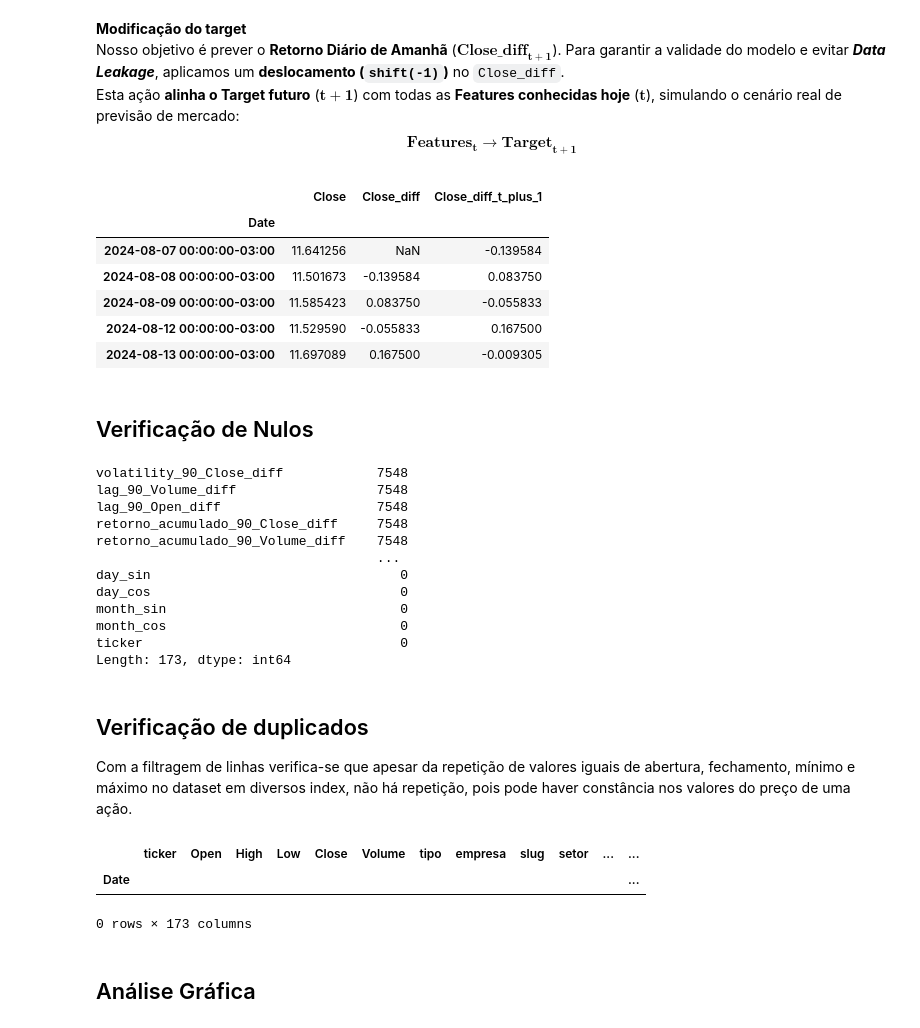
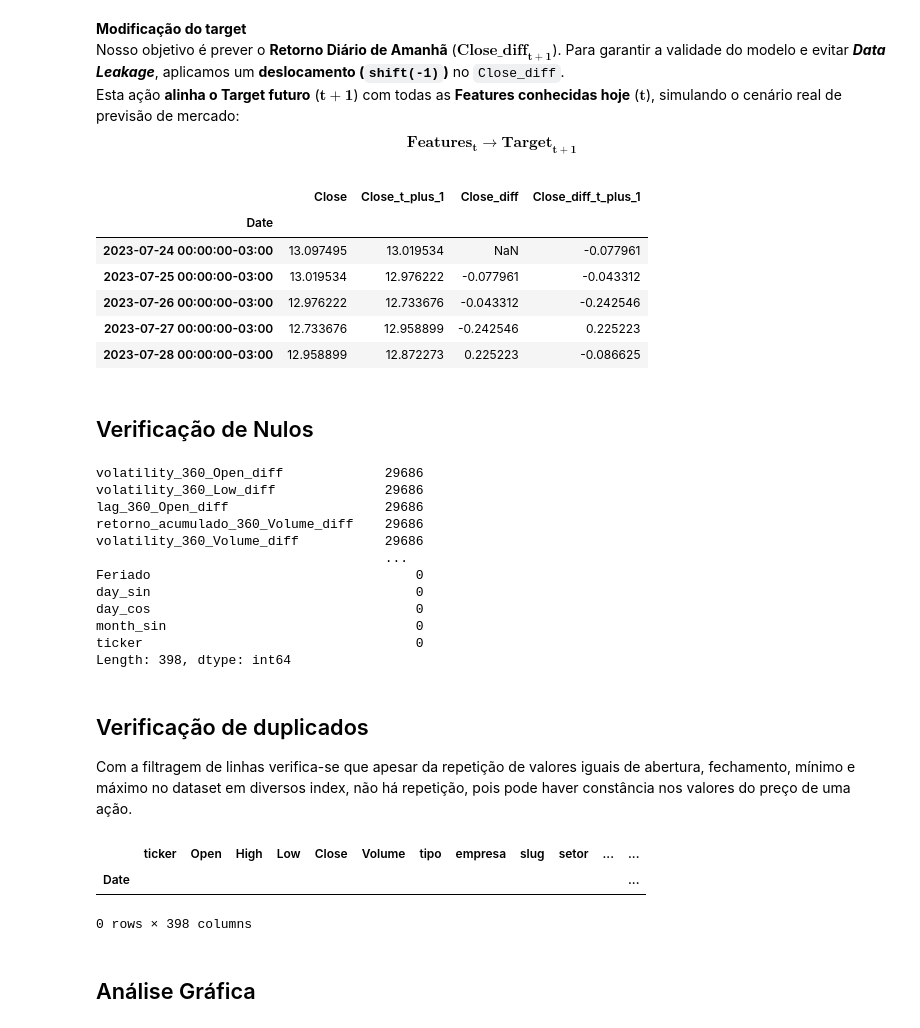
Before and after one commit to ederray/etl-aws, a Jupyter notebook: notebooks/eda.ipynb, the cells around one changed output. Saved outputs shown, nothing was run; the diff lists cells and outputs as text; code cells hidden in the pictures.

```diff
--- a/notebooks/eda.ipynb
+++ b/notebooks/eda.ipynb
@@ -109,5 +109,5 @@ tbl_carteira_ibovespa
 # %%
 # carregamento da base histórica de ações componentes do ibovespa para validação dos dados
-tbl_cotacao_ibovespa = carregar_dataset(path='../data/raw/tbl_acoes_ibovespa_historico_nova_rodada.csv', sep=',')
+tbl_cotacao_ibovespa = carregar_dataset(path='../data/raw/tbl_acoes_ibovespa_historico_nova_rodada_2.csv', sep=',')
 tbl_cotacao_ibovespa.tail()
 # %% [output]
@@ -122,7 +122,7 @@ tbl_cotacao_ibovespa.tail()
 ## Feature Engineering
 # %%
 # junção dos dados setoriais com a tabela de cotação
-tbl_cotacao_ibovespa = tbl_cotacao_ibovespa.merge(tbl_carteira_ibovespa.drop(['ticker'], axis=1), left_on='ticker', right_on='codigo', how='left')
+tbl_cotacao_ibovespa = tbl_cotacao_ibovespa.merge(tbl_carteira_ibovespa, left_on='ticker', right_on='codigo', how='left')
 tbl_cotacao_ibovespa.drop(columns='codigo', axis=1, inplace=True)
 tbl_cotacao_ibovespa.head()
 # %% [output]
@@ -263,6 +265,10 @@ tbl_cotacao_ibovespa = gerar_features_temporais(df=tbl_cotacao_ibovespa,coluna_v
 tbl_cotacao_ibovespa = gerar_features_temporais(df=tbl_cotacao_ibovespa,coluna_valor='Open_diff')
 tbl_cotacao_ibovespa = gerar_features_temporais(df=tbl_cotacao_ibovespa,coluna_valor='High_diff')
 tbl_cotacao_ibovespa = gerar_features_temporais(df=tbl_cotacao_ibovespa,coluna_valor='Low_diff')
+tbl_cotacao_ibovespa = gerar_features_temporais(df=tbl_cotacao_ibovespa,coluna_valor='Close')
+tbl_cotacao_ibovespa = gerar_features_temporais(df=tbl_cotacao_ibovespa,coluna_valor='Open')
+tbl_cotacao_ibovespa = gerar_features_temporais(df=tbl_cotacao_ibovespa,coluna_valor='High')
+tbl_cotacao_ibovespa = gerar_features_temporais(df=tbl_cotacao_ibovespa,coluna_valor='Low')
 # %% [markdown]
 **Features de análise técnica**<br>
 O indicadores rsi, macd e retorno_diff_lag1_volume conseguem captar a variabilidade e o momentum temporal das ações.<br>
@@ -288,35 +294,36 @@ $$\mathbf{\text{Features}_t \rightarrow \text{Target}_{t+1}}$$
 # %%
 # transformação do target para previsao
 tbl_cotacao_ibovespa['Close_diff_t_plus_1'] = tbl_cotacao_ibovespa['Close_diff'].shift(-1)
+tbl_cotacao_ibovespa['Close_t_plus_1'] = tbl_cotacao_ibovespa['Close'].shift(-1)
 # %%
 # visualização do deslocamento do target para previsão
-tbl_cotacao_ibovespa[['Close','Close_diff','Close_diff_t_plus_1']].head()
+tbl_cotacao_ibovespa[['Close','Close_t_plus_1','Close_diff','Close_diff_t_plus_1']].head()
 # %% [output]
-|  | Close | Close_diff | Close_diff_t_plus_1 |
-| Date |  |  |  |
-| 2024-08-07 00:00:00-03:00 | 11.641256 | NaN | -0.139584 |
-| 2024-08-08 00:00:00-03:00 | 11.501673 | -0.139584 | 0.083750 |
-| 2024-08-09 00:00:00-03:00 | 11.585423 | 0.083750 | -0.055833 |
-| 2024-08-12 00:00:00-03:00 | 11.529590 | -0.055833 | 0.167500 |
-| 2024-08-13 00:00:00-03:00 | 11.697089 | 0.167500 | -0.009305 |
+|  | Close | Close_t_plus_1 | Close_diff | Close_diff_t_plus_1 |
+| Date |  |  |  |  |
+| 2023-07-24 00:00:00-03:00 | 13.097495 | 13.019534 | NaN | -0.077961 |
+| 2023-07-25 00:00:00-03:00 | 13.019534 | 12.976222 | -0.077961 | -0.043312 |
+| 2023-07-26 00:00:00-03:00 | 12.976222 | 12.733676 | -0.043312 | -0.242546 |
+| 2023-07-27 00:00:00-03:00 | 12.733676 | 12.958899 | -0.242546 | 0.225223 |
+| 2023-07-28 00:00:00-03:00 | 12.958899 | 12.872273 | 0.225223 | -0.086625 |
 # %% [markdown]
 ## Verificação de Nulos
 # %%
 # verificação de nulos
 verificacao_nulos(tbl_cotacao_ibovespa).sort_values(ascending=False)
 # %% [output]
-volatility_90_Close_diff            7548
-lag_90_Volume_diff                  7548
-lag_90_Open_diff                    7548
-retorno_acumulado_90_Close_diff     7548
-retorno_acumulado_90_Volume_diff    7548
-                                    ...
-day_sin                                0
-day_cos                                0
-month_sin                              0
-month_cos                              0
-ticker                                 0
-Length: 173, dtype: int64
+volatility_360_Open_diff             29686
+volatility_360_Low_diff              29686
+lag_360_Open_diff                    29686
+retorno_acumulado_360_Volume_diff    29686
+volatility_360_Volume_diff           29686
+                                     ...
+Feriado                                  0
+day_sin                                  0
+day_cos                                  0
+month_sin                                0
+ticker                                   0
+Length: 398, dtype: int64
 # %%
 # remoção de linhas nulas para análise descritiva temporal
 tbl_cotacao_ibovespa.dropna(inplace=True)
@@ -330,7 +337,7 @@ tbl_cotacao_ibovespa.loc[index_duplicados]
 # %% [output]
 |  | ticker | Open | High | Low | Close | Volume | tipo | empresa | slug | setor | ... | ... |
 | Date |  |  |  |  |  |  |  |  |  |  |  | ... |
-0 rows × 173 columns
+0 rows × 398 columns
 # %% [markdown]
 ## Análise Gráfica
 # %% [markdown]
```
Also changed, not shown: parts of 12 cells of this notebook, 7 other files.
